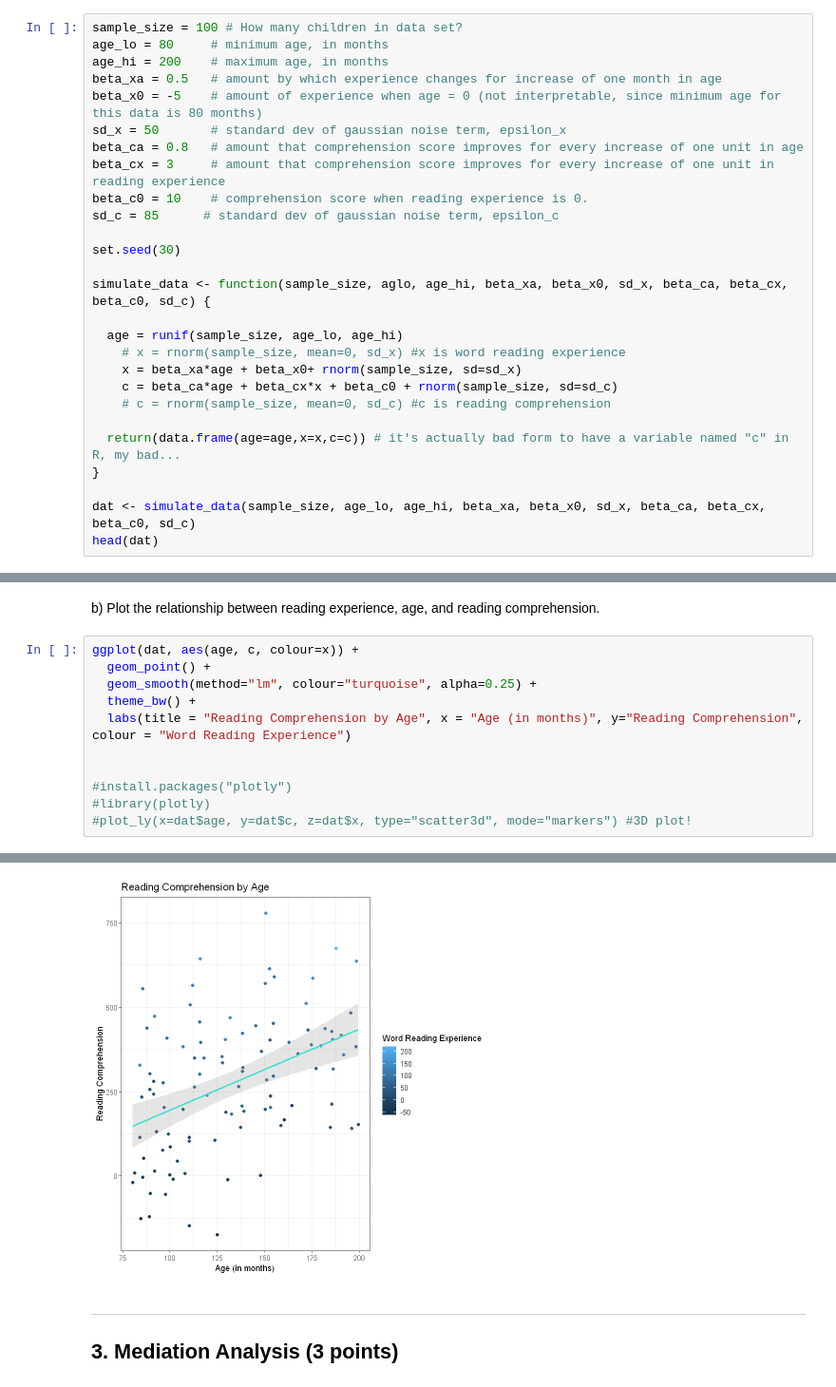
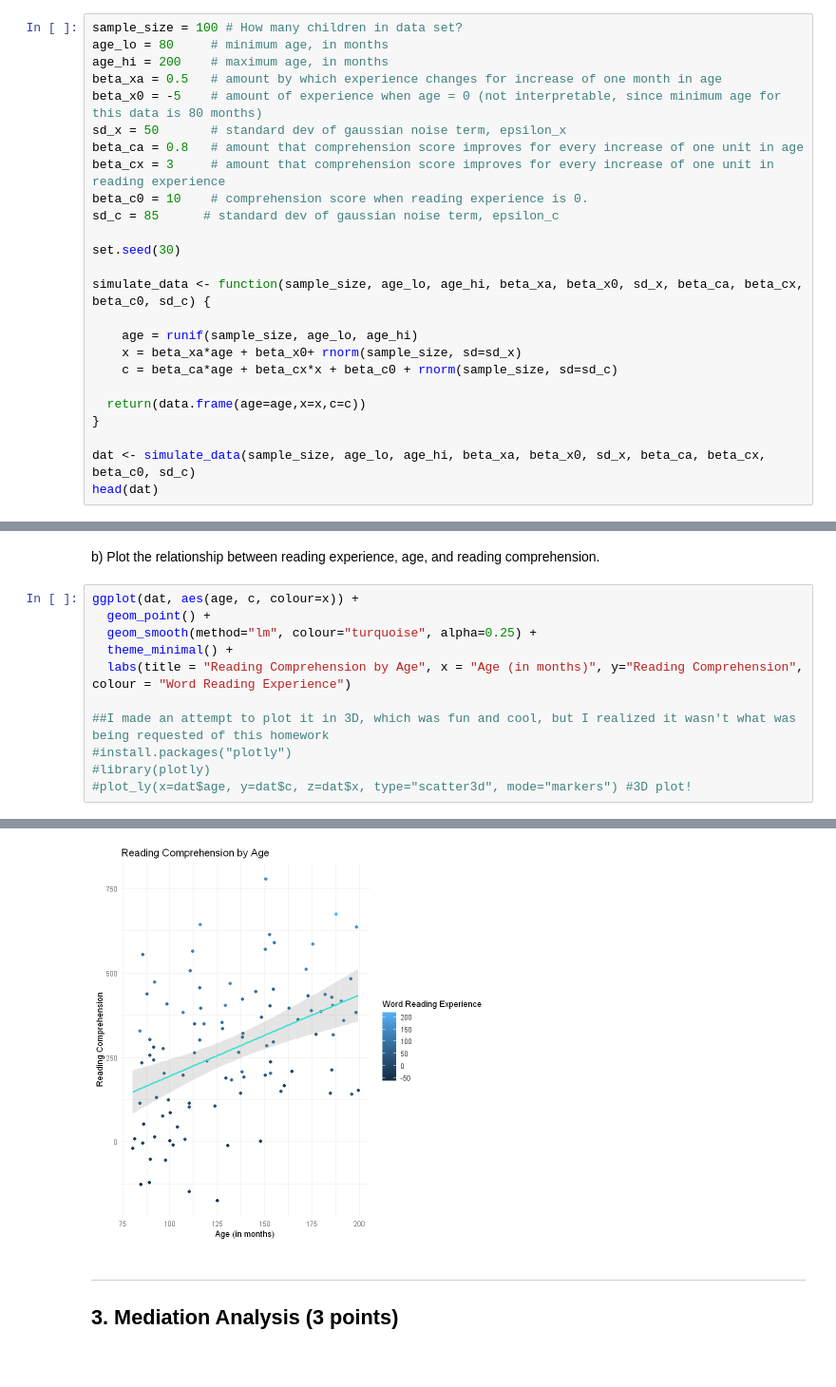
Before and after one commit to tardifmc/Tardif_DSPN_S22, a Jupyter notebook: Homework9.ipynb, the cells around one changed output, grey strips where cells are left out. Shown at 95% size. Saved outputs shown, nothing was run; the diff lists cells and outputs as text.

```diff
--- a/Homework9.ipynb
+++ b/Homework9.ipynb
@@ -32,15 +32,13 @@ sd_c = 85      # standard dev of gaussian noise term, epsilon_c
 
 set.seed(30)
 
-simulate_data <- function(sample_size, aglo, age_hi, beta_xa, beta_x0, sd_x, beta_ca, beta_cx, beta_c0, sd_c) {
+simulate_data <- function(sample_size, age_lo, age_hi, beta_xa, beta_x0, sd_x, beta_ca, beta_cx, beta_c0, sd_c) {
 
-  age = runif(sample_size, age_lo, age_hi)
-    # x = rnorm(sample_size, mean=0, sd_x) #x is word reading experience
+    age = runif(sample_size, age_lo, age_hi)
     x = beta_xa*age + beta_x0+ rnorm(sample_size, sd=sd_x)
     c = beta_ca*age + beta_cx*x + beta_c0 + rnorm(sample_size, sd=sd_c)
-    # c = rnorm(sample_size, mean=0, sd_c) #c is reading comprehension
 
-  return(data.frame(age=age,x=x,c=c)) # it's actually bad form to have a variable named "c" in R, my bad...
+  return(data.frame(age=age,x=x,c=c))
 }
 
 dat <- simulate_data(sample_size, age_lo, age_hi, beta_xa, beta_x0, sd_x, beta_ca, beta_cx, beta_c0, sd_c)
@@ -78,17 +76,17 @@ b) Plot the relationship between reading experience, age, and reading comprehens
 # %%
 ggplot(dat, aes(age, c, colour=x)) +
   geom_point() +
   geom_smooth(method="lm", colour="turquoise", alpha=0.25) +
-  theme_bw() +
+  theme_minimal() +
   labs(title = "Reading Comprehension by Age", x = "Age (in months)", y="Reading Comprehension", colour = "Word Reading Experience")
 
-
+##I made an attempt to plot it in 3D, which was fun and cool, but I realized it wasn't what was being requested of this homework
 #install.packages("plotly")
 #library(plotly)
 #plot_ly(x=dat$age, y=dat$c, z=dat$x, type="scatter3d", mode="markers") #3D plot!
 # %% [output]
 `geom_smooth()` using formula 'y ~ x'
-[figure, old version]
+[figure, new version]
 # %% [markdown]
 ---
 ## 3. Mediation Analysis (3 points)
```
Also changed, not shown: parts of 11 cells of this notebook.
